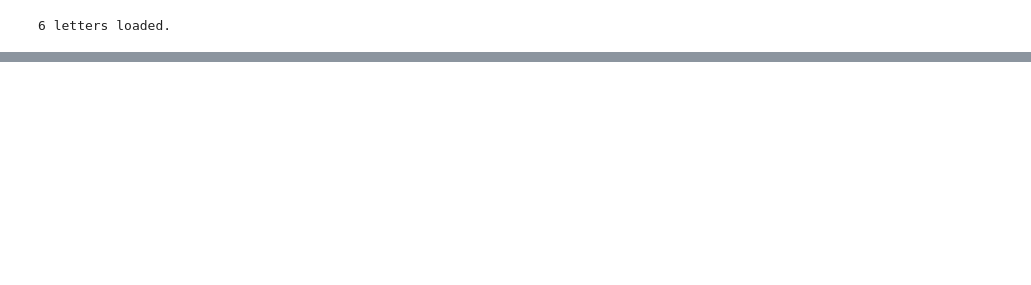
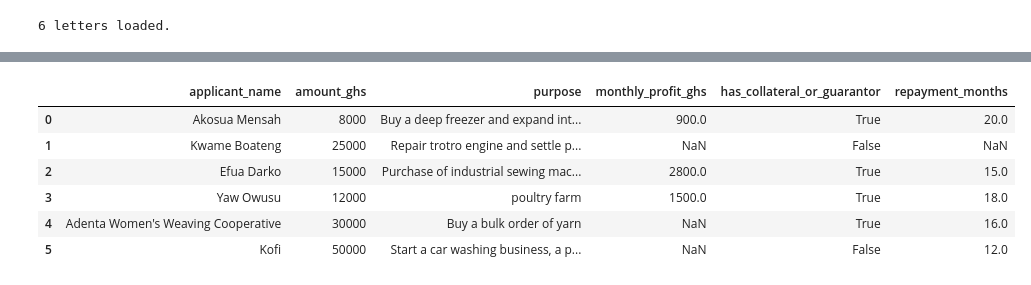
Before and after one commit to miradonkoh/Samira_Donkoh_Lab4, a Jupyter notebook: Samira_Donkoh_Lab4.ipynb, the cells around one changed output, grey strips where cells are left out. Drawn from its saved outputs; the diff is of its cells as text; code cells hidden in the pictures; blank space fills up the shorter version.

````diff
--- a/Samira_Donkoh_Lab4.ipynb
+++ b/Samira_Donkoh_Lab4.ipynb
@@ -148,0 +221,63 @@ print(f"{len(LETTERS)} letters loaded.")
+# %%
+
+import json
+import pandas as pd
+# TODO: Write EXTRACT_PROMPT — a template that instructs the model to return ONLY a JSON
+#   object with EXACTLY these keys:
+#     applicant_name (string), amount_ghs (number), purpose (string),
+#     monthly_profit_ghs (number or null), has_collateral_or_guarantor (boolean),
+#     repayment_months (number or null)
+#   Techniques to use:
+#     - explicit schema in the prompt
+#     - ONE worked example (few-shot) using a letter you write yourself (not from LETTERS!)
+#     - "If a field is not stated in the letter, use null. Do not guess."
+#     - temperature=0
+EXTRACT_PROMPT=''' You are a model acting as an assistant to help a microfinance
+loan officer get structured information from various loan applications. You are to return only
+a JSON object with the following keys:
+{applicant_name(string), amount_ghs (number), purpose (string),
+monthly_profit_ghs (number or null), has_collateral_or_guarantor (boolean),
+repayment_months (number or null)}
+
+- If a field is not stated in the letter, use null. Do not guess.
+example- "Ama Acheampong wants GHS 50000 for a building project shes working on. Her
+monthly profit from her personal business is GHS 3000 and her uncle is her guarantor. She will
+repay the loan in 2 years."
+
+JSON: {"applicant_name":"Ama Acheampong","amount_ghs": 50000, "purpose": "Building project",
+"monthly_profit_ghs":3000, "has_collateral_or_guarantor":true, "repayment_months":24}
+
+Return ONLY JSON
+'''
+
+# TODO: Write extract_fields(letter_text) that calls the LLM, strips any ```json fences,
+#   json.loads() the result, and returns a dict. Handle parse failures gracefully
+#   (return None and print a warning).
+def extract_fields(letter_text, temperature=0):
+  try:
+    response=ask_llm(f"{EXTRACT_PROMPT}\n\n{letter_text}",temperature=0)
+    result=response.choices[0].message.content.strip()
+    if result.startswith("```json"):
+      result=result[7:]
+    if result.endswith("```"):
+      result=result[:-3]
+    result=result.strip()
+    return json.loads(result)
+  except Exception as e:
+    print(f"Warning:Could not parse response {e}")
+    return None
+# TODO: Run it on ALL SIX letters; collect results into a pandas DataFrame (one row per
+#   letter) and display it.
+letters=[LETTERS["L001"],LETTERS["L002"],LETTERS["L003"],
+LETTERS["L004"],LETTERS["L005"],LETTERS["L006"]]
+results=[extract_fields(letter) for letter in letters]
+df=pd.DataFrame(results)
+display(df)
+# %% [output]
+|  | applicant_name | amount_ghs | purpose | monthly_profit_ghs | has_collateral_or_guarantor | repayment_months |
+| 0 | Akosua Mensah | 8000 | Buy a deep freezer and expand int... | 900.0 | True | 20.0 |
+| 1 | Kwame Boateng | 25000 | Repair trotro engine and settle p... | NaN | False | NaN |
+| 2 | Efua Darko | 15000 | Purchase of industrial sewing mac... | 2800.0 | True | 15.0 |
+| 3 | Yaw Owusu | 12000 | poultry farm | 1500.0 | True | 18.0 |
+| 4 | Adenta Women's Weaving Cooperative | 30000 | Buy a bulk order of yarn | NaN | True | 16.0 |
+| 5 | Kofi | 50000 | Start a car washing business, a p... | NaN | False | 12.0 |
````
Also changed, not shown: parts of 11 cells of this notebook.
